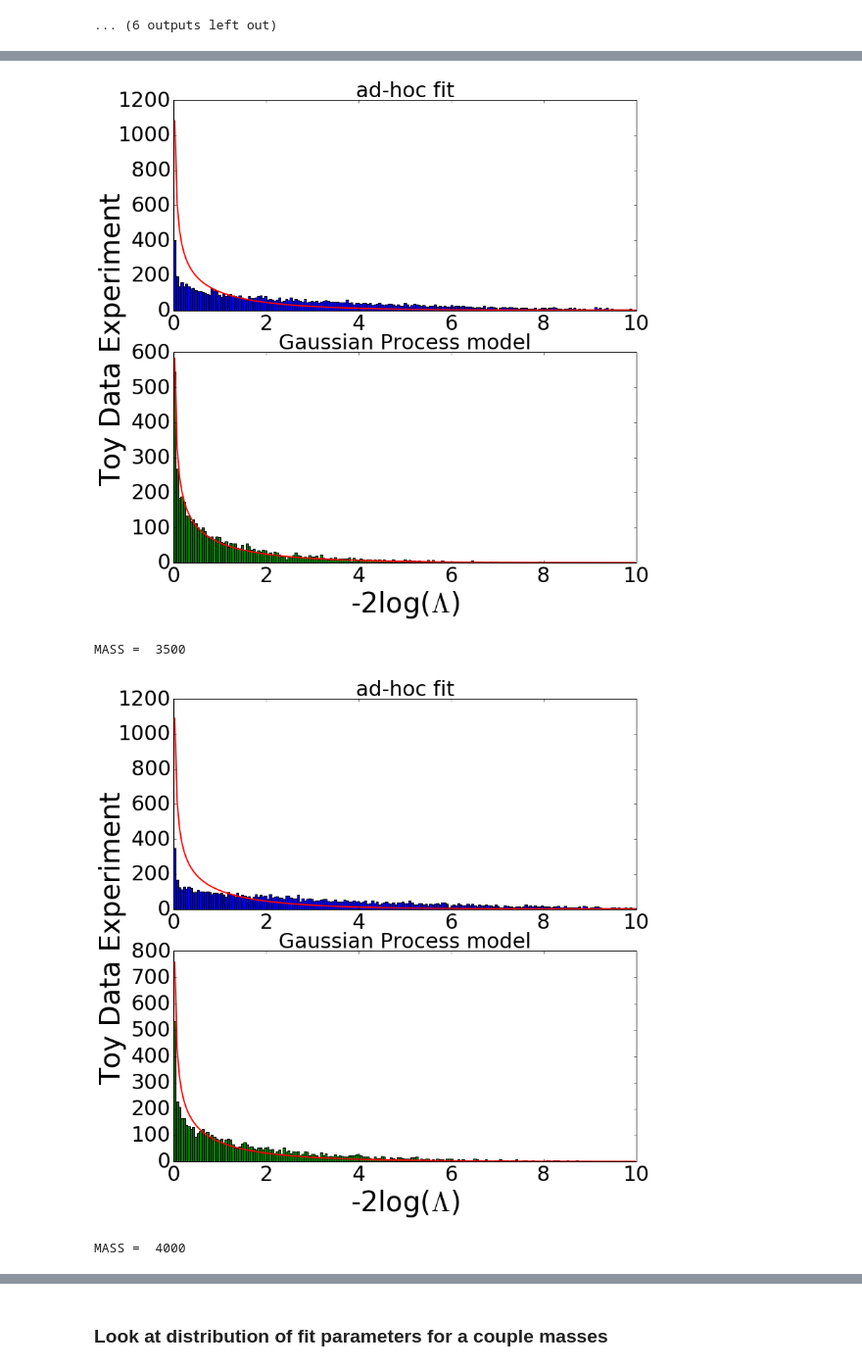
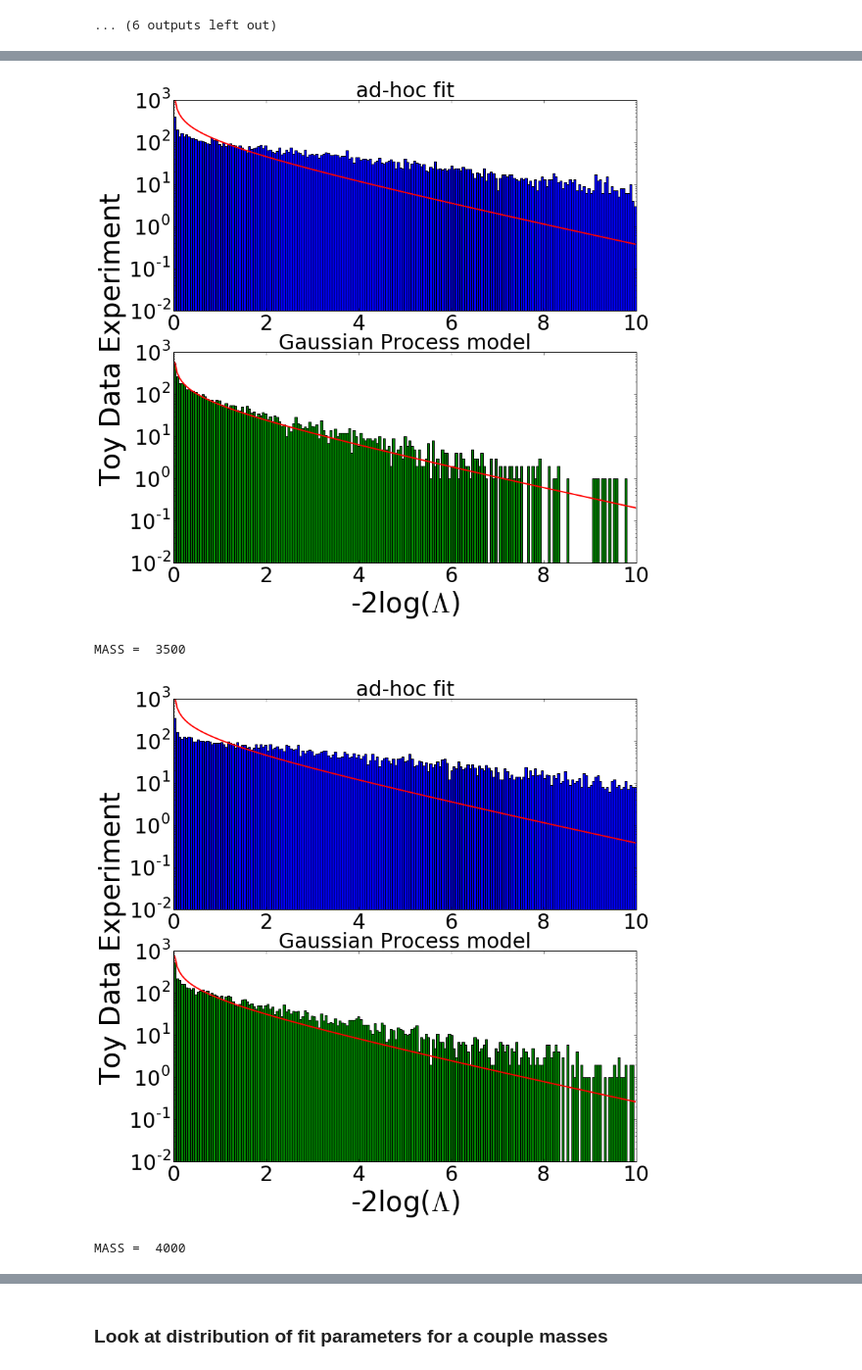
Before and after one commit to mfrate28/GP_Paper, a Jupyter notebook: LLHR_tests.ipynb, the cells around one changed output, grey strips where cells are left out. Shown at 98% size. Drawn from its saved outputs; the diff is of its cells as text; code cells hidden in the pictures.

```diff
--- a/LLHR_tests.ipynb
+++ b/LLHR_tests.ipynb
@@ -119,7 +117,6 @@ def removeZeros(data):
 # %%
 def makePrettyPlots_LLH(GP_LLH, FF_LLH, title, drawchi2=False, xname=r'$\chi^{2}$', label1 = "Gaussian Process model", label2 = "ad-hoc fit"):
     f, (ax1, ax2) = plt.subplots(2, figsize=(12,12), gridspec_kw = {'height_ratios':[1, 1]})
-    #f.suptitle(title, fontsize=40)
     f.text(0.0, 0.5, 'Toy Data Experiment', va='center', rotation='vertical', fontsize=40)
     lowx = min(min(GP_LLH), min(FF_LLH))
     highx = 10
@@ -132,7 +129,8 @@ def makePrettyPlots_LLH(GP_LLH, FF_LLH, title, drawchi2=False, xname=r'$\chi^{2}
     ax1.tick_params(axis='y', labelsize=30)
     ax1.tick_params(axis='x', labelsize=30)
     ax1.set_title(label1, fontsize=30)
-    #ax1.set_yscale('log')
+    ax1.set_yscale('log')
+    ax1.set_ylim([10**-2, 10**3])
     if drawchi2:
         chi2_gp =sum(hGP)*(bins[1]-bins[0])*ss.chi2.pdf(bin_centers, 1.)
         ax1.plot(bin_centers, chi2_gp, c='r', linewidth=2)
@@ -143,7 +141,8 @@ def makePrettyPlots_LLH(GP_LLH, FF_LLH, title, drawchi2=False, xname=r'$\chi^{2}
     ax2.tick_params(axis='x', labelsize=30)
     ax2.set_xlabel(xname, fontsize=40)
     ax2.set_title(label2, fontsize=30)
-    #ax2.set_yscale('log')
+    ax2.set_yscale('log')
+    ax2.set_ylim([10**-2, 10**3])
     if drawchi2:
         chi2_ff = sum(hFF)*(bins[1]-bins[0])*ss.chi2.pdf(bin_centers, 1.)
         ax2.plot(bin_centers, chi2_ff, c='r', linewidth=2)
@@ -686,10 +690,10 @@ took 1.15496556395hours
 # %%
 msignals = [standardParamSets[i][1] for i in range(len(standardParamSets))]
 for m in msignals:
-    np.save("outputs/LLHR_3param_"+str(m)+"_noSignal.npy", np.array(LLlistFF3[m]))
-    np.save("outputs/LLHR_5param_"+str(m)+"_noSignal.npy", np.array(LLlistFF5[m]))
-    np.save("outputs/LLHR_GP_george_"+str(m)+"_noSignal.npy", np.array(LLlistGP[m]))
-    np.save("outputs/LLHR_GP_Poisson_"+str(m)+"_noSignal.npy", np.array(LLlistGPP[m]))
+    np.save("newoutputs/LLHR_3param_"+str(m)+"_noSignal.npy", np.array(LLlistFF3[m]))
+    np.save("newoutputs/LLHR_5param_"+str(m)+"_noSignal.npy", np.array(LLlistFF5[m]))
+    np.save("newoutputs/LLHR_GP_george_"+str(m)+"_noSignal.npy", np.array(LLlistGP[m]))
+    np.save("newoutputs/LLHR_GP_Poisson_"+str(m)+"_noSignal.npy", np.array(LLlistGPP[m]))
 # %%
 LLlistFF3={}
 LLlistFF5={}
@@ -820,8 +826,8 @@ msignals = [standardParamSets[i][1] for i in range(len(standardParamSets))]
 GPlistP=[]
 for m in msignals:
     print "MASS = ", m
-    LLlistFF3[m] = np.load("outputs/LLHR_3param_"+str(m)+"_noSignal.npy")
-    LLlistGPP[m] = np.load("outputs/LLHR_GP_Poisson_"+str(m)+"_noSignal.npy")
+    LLlistFF3[m] = np.load("newoutputs/LLHR_3param_"+str(m)+"_noSignal.npy")
+    LLlistGPP[m] = np.load("newoutputs/LLHR_GP_Poisson_"+str(m)+"_noSignal.npy")
     P = [s for s in LLlistGPP[m] if not (np.isinf(s) or np.isnan(s) or s < 0.0001)]
     ff3 = [s for s in LLlistFF3[m] if not (np.isinf(s) or np.isnan(s) or s < 0.0001)]
 
@@ -837,5 +843,5 @@ MASS =  2500
 MASS =  3000
-[figure, old version]
+[figure, new version]
 MASS =  3500
-[figure, old version]
+[figure, new version]
 MASS =  4000
```
Also changed, not shown: parts of 9 cells of this notebook, 4 other files.
